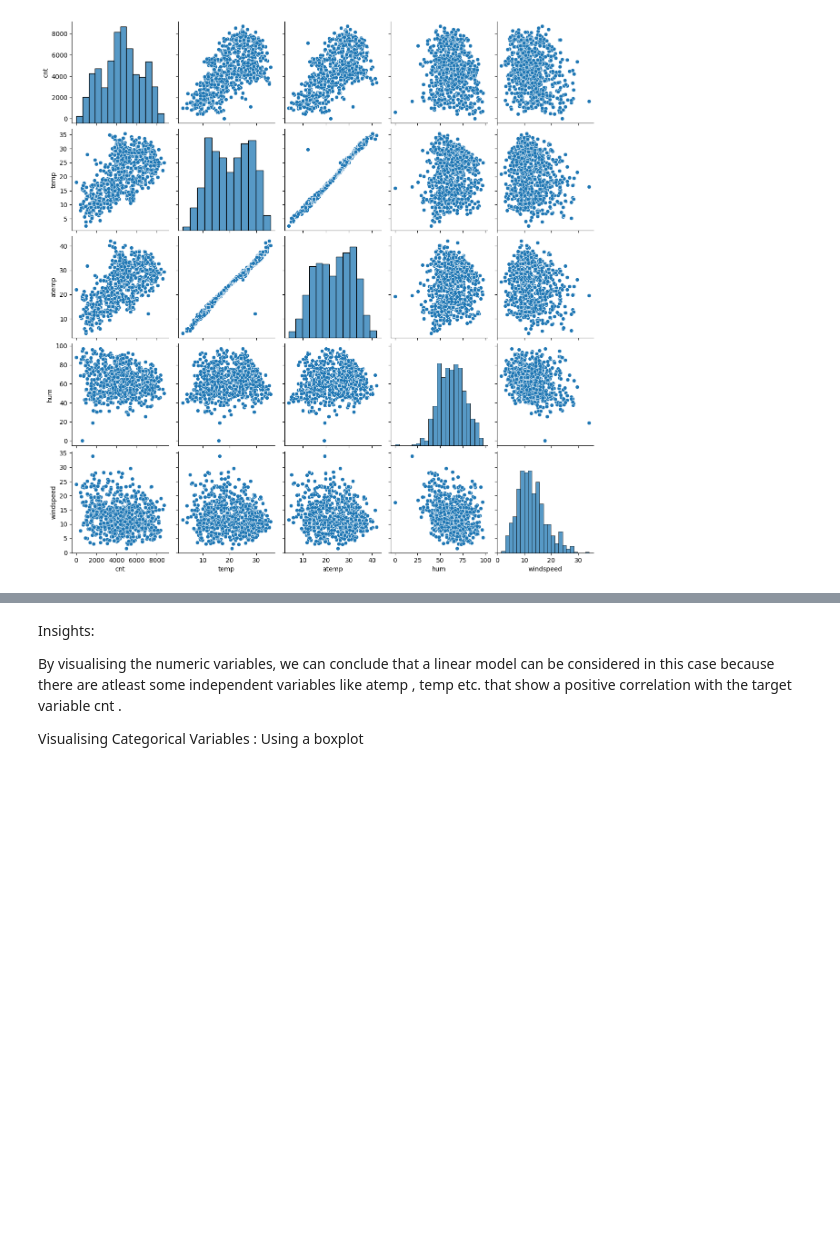
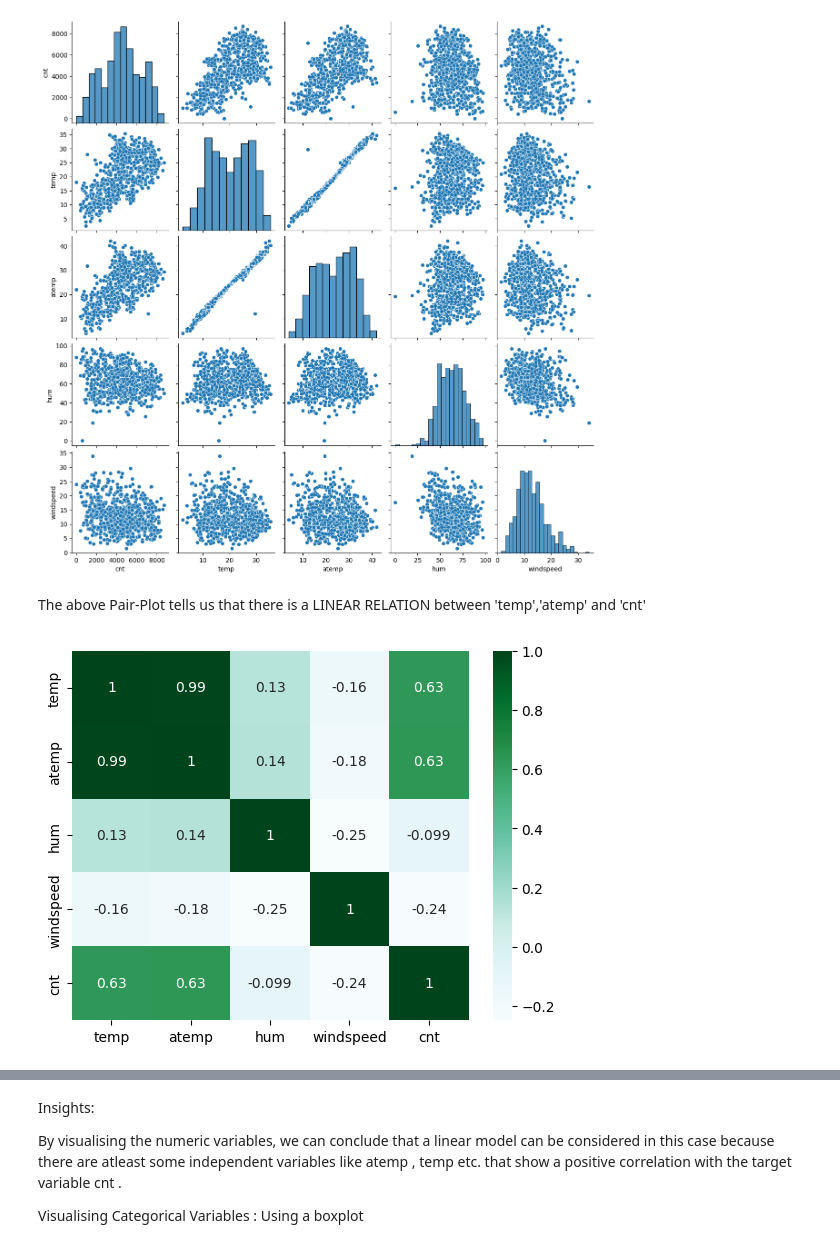
Before and after one commit to anushan1989/BikeSharing, a Jupyter notebook: Bike_sharing_anusha.ipynb, the cells around one changed output, grey strips where cells are left out. Saved outputs shown, nothing was run; the diff lists cells and outputs as text; code cells hidden in the pictures; blank space fills up the shorter version.

```diff
--- a/Bike_sharing_anusha.ipynb
+++ b/Bike_sharing_anusha.ipynb
@@ -184,3 +191,11 @@ sns.pairplot(data=bike_df_new, vars=['cnt', 'temp', 'atemp', 'hum','windspeed'])
 plt.show()
 # %% [output]
 [figure]
+# %% [markdown]
+The above Pair-Plot tells us that there is a LINEAR RELATION between 'temp','atemp' and 'cnt'
+# %%
+# Checking continuous variables relationship with each other
+sns.heatmap(bike_df_new[['temp','atemp','hum','windspeed','cnt']].corr(), cmap='BuGn', annot = True)
+plt.show()
+# %% [output]
+[figure, added]
```
Also changed, not shown: parts of 94 cells of this notebook.
